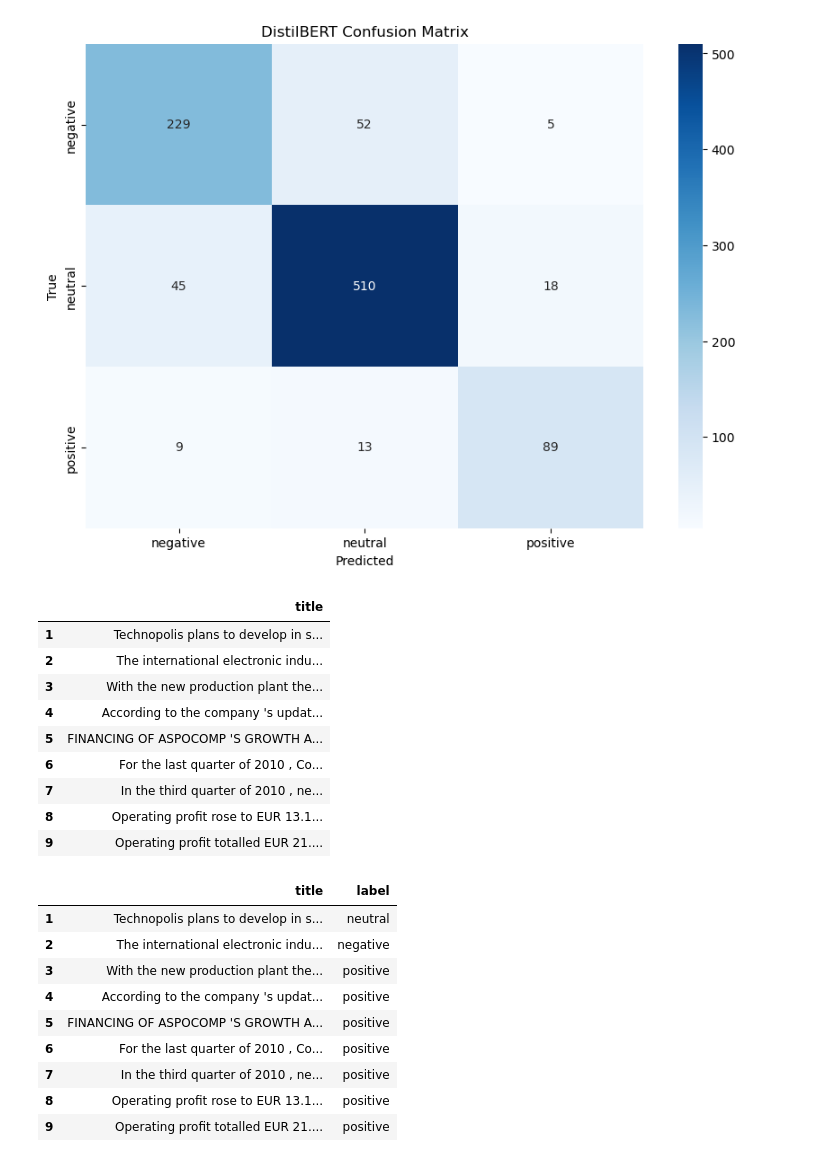
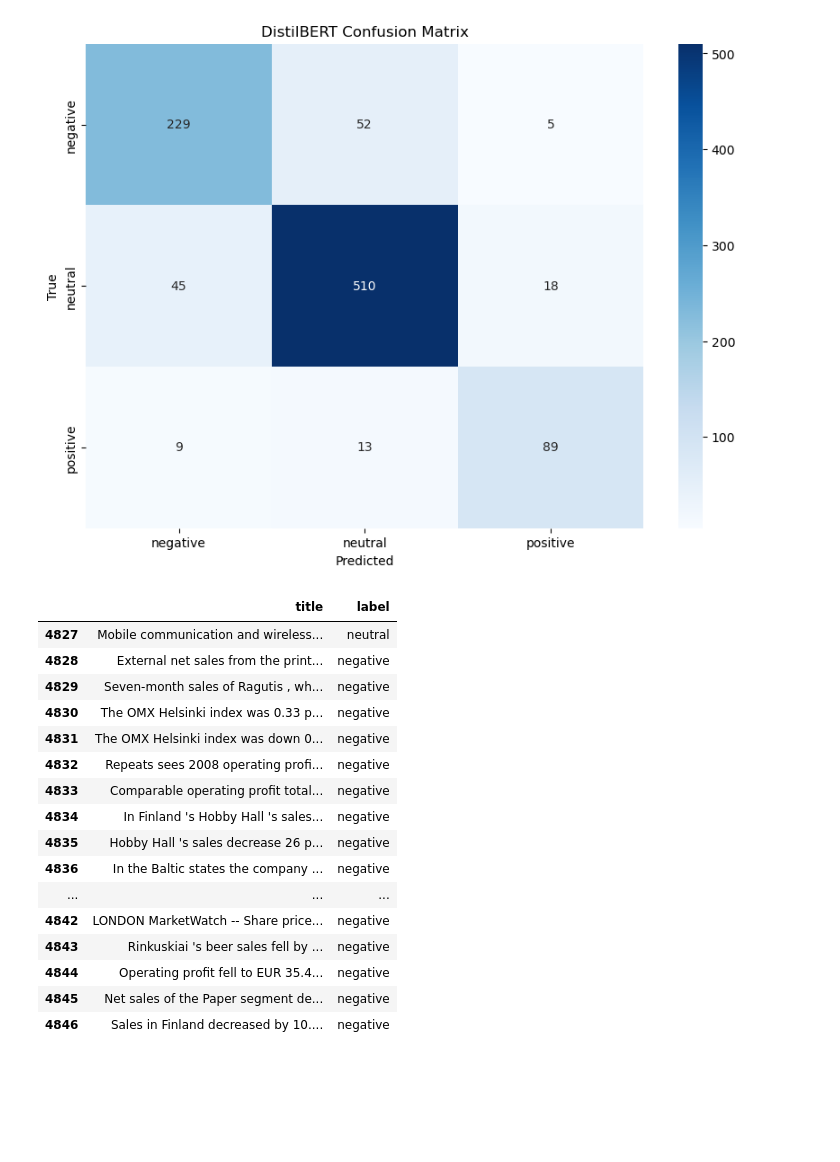
Before and after one commit to mushabtinumbang/market-dashboard, a Jupyter notebook: notebooks/11_distilbert_exp.ipynb, the cells around one changed output. Cells and saved outputs as stored; diff of their text form; code cells hidden in the pictures; blank space fills up the shorter version.

Commit message:
update distilbert function exp

```diff
--- a/notebooks/11_distilbert_exp.ipynb
+++ b/notebooks/11_distilbert_exp.ipynb
@@ -362,7 +362,7 @@ Classification Report:
 weighted avg       0.85      0.85      0.85       970
 [figure]
 # %%
-def predict_with_finbert(
+def predict_with_distilbert(
         df,
         loaded_model,
         loaded_tokenizer
@@ -395,41 +395,39 @@ def predict_with_finbert(
     return df
 # %%
 # Define the path to the saved directory
-save_directory = "../model/finbert/"
+save_directory = "../model/distilbert/"
 
 # Load the tokenizer
-tokenizer = BertTokenizer.from_pretrained(save_directory)
+tokenizer = DistilBertTokenizer.from_pretrained(save_directory)
 
 # Load the model
-model = BertForSequenceClassification.from_pretrained(save_directory)
+model = DistilBertForSequenceClassification.from_pretrained(save_directory)
 
+df = data.copy()
 df = df.drop(columns="label")
-df
+df = df.rename(columns={"text" : "title"})
+df = df.iloc[-20:]
-# %% [output]
-|  | title |
-| 1 | Technopolis plans to develop in s... |
-| 2 | The international electronic indu... |
-| 3 | With the new production plant the... |
-| 4 | According to the company 's updat... |
-| 5 | FINANCING OF ASPOCOMP 'S GROWTH A... |
-| 6 | For the last quarter of 2010 , Co... |
-| 7 | In the third quarter of 2010 , ne... |
-| 8 | Operating profit rose to EUR 13.1... |
-| 9 | Operating profit totalled EUR 21.... |
 # %%
-new_df = predict_with_finbert(df, model, tokenizer)
+new_df = predict_with_distilbert(df, model, tokenizer)
 new_df
 # %% [output]
 |  | title | label |
-| 1 | Technopolis plans to develop in s... | neutral |
-| 2 | The international electronic indu... | negative |
-| 3 | With the new production plant the... | positive |
-| 4 | According to the company 's updat... | positive |
-| 5 | FINANCING OF ASPOCOMP 'S GROWTH A... | positive |
-| 6 | For the last quarter of 2010 , Co... | positive |
-| 7 | In the third quarter of 2010 , ne... | positive |
-| 8 | Operating profit rose to EUR 13.1... | positive |
-| 9 | Operating profit totalled EUR 21.... | positive |
+| 4827 | Mobile communication and wireless... | neutral |
+| 4828 | External net sales from the print... | negative |
+| 4829 | Seven-month sales of Ragutis , wh... | negative |
+| 4830 | The OMX Helsinki index was 0.33 p... | negative |
+| 4831 | The OMX Helsinki index was down 0... | negative |
+| 4832 | Repeats sees 2008 operating profi... | negative |
+| 4833 | Comparable operating profit total... | negative |
+| 4834 | In Finland 's Hobby Hall 's sales... | negative |
+| 4835 | Hobby Hall 's sales decrease 26 p... | negative |
+| 4836 | In the Baltic states the company ... | negative |
+| ... | ... | ... |
+| 4842 | LONDON MarketWatch -- Share price... | negative |
+| 4843 | Rinkuskiai 's beer sales fell by ... | negative |
+| 4844 | Operating profit fell to EUR 35.4... | negative |
+| 4845 | Net sales of the Paper segment de... | negative |
+| 4846 | Sales in Finland decreased by 10.... | negative |
 # %%
 df = utils.load(os.path.join(combined_data_path, "combined_data.feather"))
 df
```
